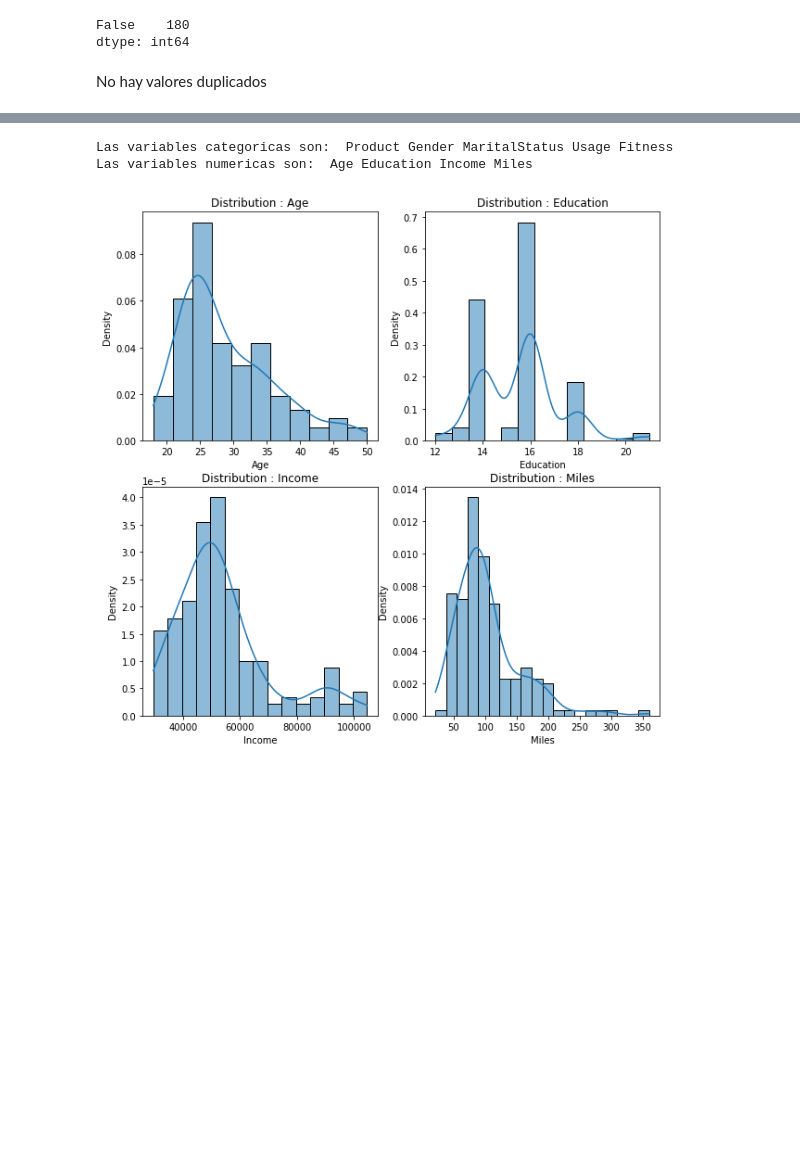
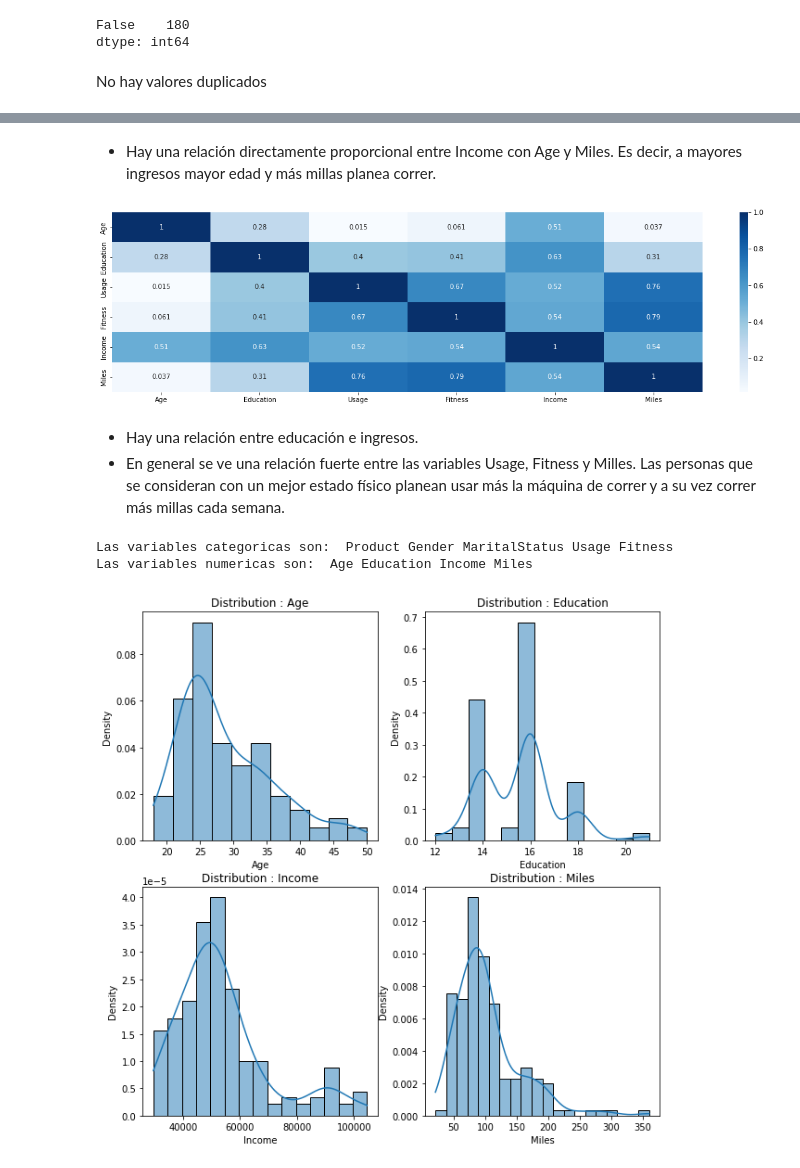
Before and after one commit to brincon/Pima-Indians-Diabetes-Database, a Jupyter notebook: CardioGoodnessFit/dataCardio.ipynb, the cells around one changed output, grey strips where cells are left out. Cells and saved outputs as stored; diff of their text form; code cells hidden in the pictures; blank space fills up the shorter version.

```diff
--- a/CardioGoodnessFit/dataCardio.ipynb
+++ b/CardioGoodnessFit/dataCardio.ipynb
@@ -133,3 +139,16 @@ No hay valores duplicados
+# %% [markdown]
+- Hay una relación directamente proporcional entre Income con Age y Miles. Es decir, a mayores ingresos mayor edad y más millas planea correr.
+# %%
+# Matriz de correlación entre las variables
+
+plt.figure(figsize = (20,5))
+sns.heatmap(data.corr(), cmap="Blues", annot=True)
+plt.show()
+# %% [output]
+[figure, added]
+# %% [markdown]
+- Hay una relación entre educación e ingresos.
+- En general se ve una relación fuerte entre las variables Usage, Fitness y Milles. Las personas que se consideran con un mejor estado físico planean usar más la máquina de correr y a su vez correr más millas cada semana.
 # %%
 # Se divide el dataset en variables categóricas y numéricas
 variablesCategoricas = []
```
Also changed, not shown: parts of 18 cells of this notebook, 1 other file.
